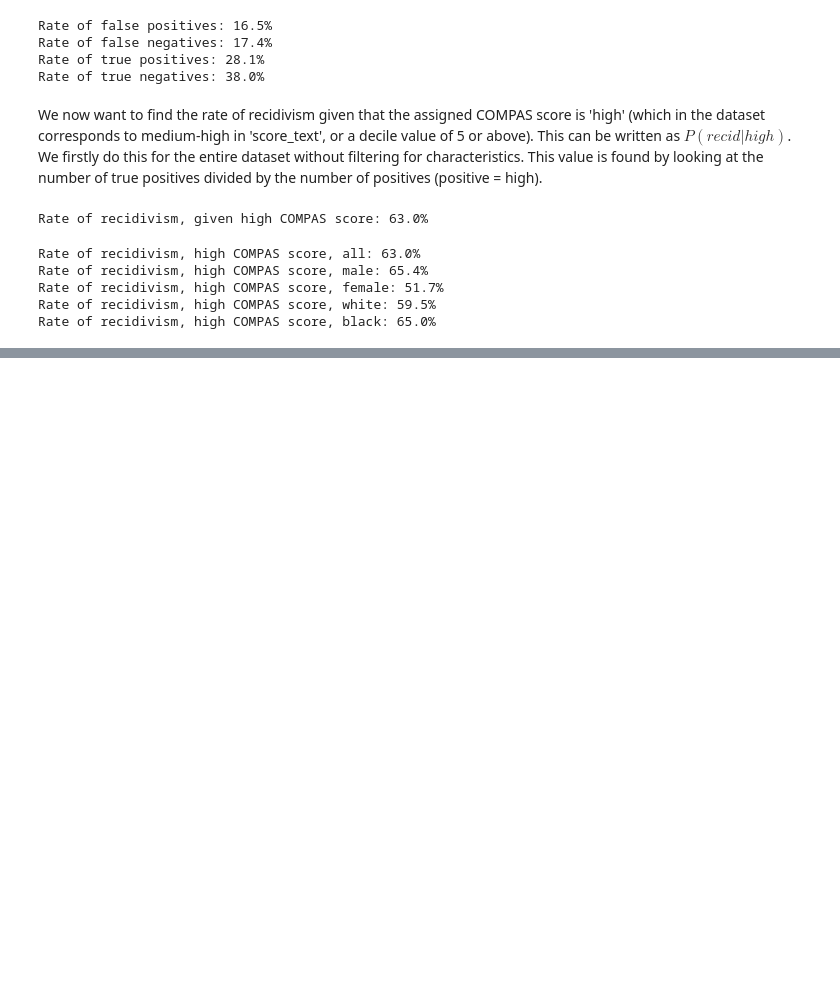
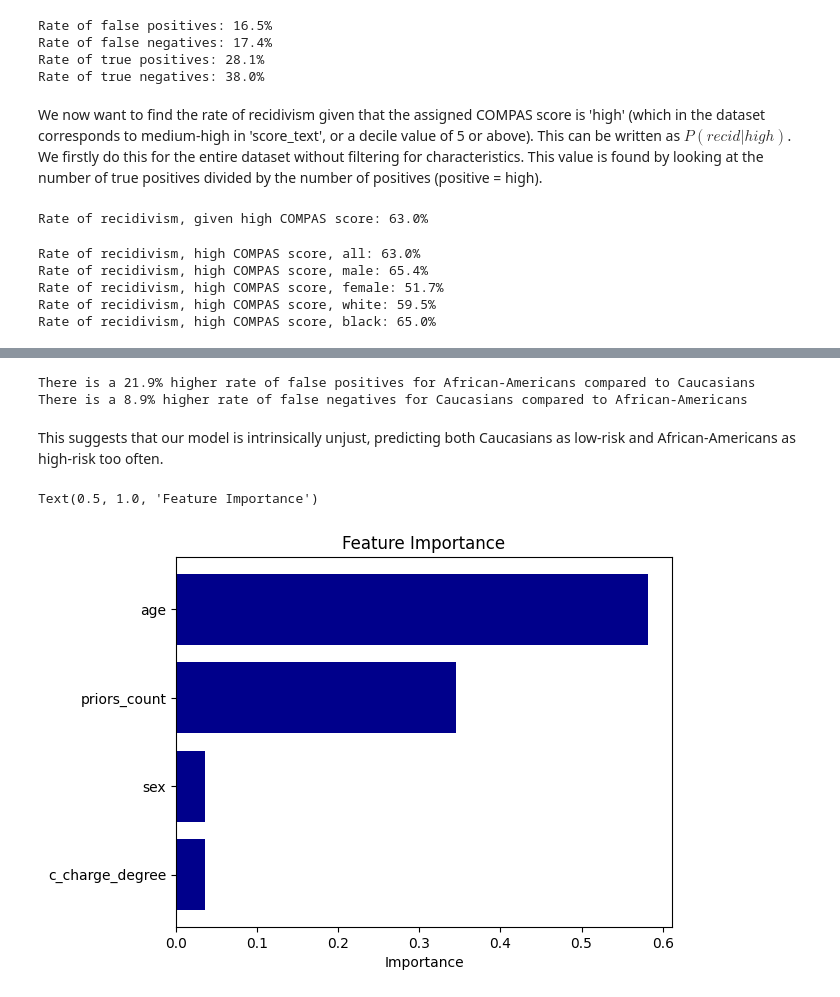
Before and after one commit to kajassandnes/HON2200_compas, a Jupyter notebook: compas_jakob.ipynb, the cells around one changed output, grey strips where cells are left out. Drawn from its saved outputs; the diff is of its cells as text; code cells hidden in the pictures; blank space fills up the shorter version.

Commit message:
Added new branch 'compas_jakob' with this notebook containing problem b and e

```diff
--- a/compas_jakob.ipynb
+++ b/compas_jakob.ipynb
@@ -76,0 +136,17 @@ Rate of recidivism, high COMPAS score, black: 65.0%
+# %%
+data = pd.read_csv('compas-scores-two-years.csv')
+filter = data['sex'] == 'Female'
+
+data.loc[~filter, 'sex'] = 0.0 #males
+data.loc[filter, 'sex'] = 1.0 #females
+
+filter = data['c_charge_degree'] == 'F'
+data.loc[filter, 'c_charge_degree'] = 1.0 # Felony
+
+filter = data['c_charge_degree'] == 'M'
+data.loc[filter, 'c_charge_degree'] = 0.0 # Misdemeanor
+
+data['priors_count'] = np.array(data['priors_count'], dtype=float) #converting integers to floats for the final Partial Dependence plot
+data['age'] = np.array(data['age'], dtype=float) #converting integers to floats for the final Partial Dependence plot
+
+data[['age','sex','priors_count','c_charge_degree']] #
@@ -76,0 +306,19 @@ Rate of recidivism, high COMPAS score, black: 65.0%
+# %%
+print(f"There is a {round(100*false_pos_b/false_pos_w - 100, 1)}% higher rate of false positives for African-Americans compared to Caucasians")
+print(f"There is a {round(100*false_neg_w/false_neg_b - 100, 1)}% higher rate of false negatives for Caucasians compared to African-Americans")
+# %% [output]
+There is a 21.9% higher rate of false positives for African-Americans compared to Caucasians
+There is a 8.9% higher rate of false negatives for Caucasians compared to African-Americans
+# %% [markdown]
+This suggests that our model is intrinsically unjust, predicting both Caucasians as low-risk and African-Americans as high-risk too often.
+# %%
+names = ['Age','Sex','#Priors','Charge degree']
+importance = forest.feature_importances_
+
+plt.barh(X.columns[np.argsort(importance)], importance[np.argsort(importance)], color='darkblue')
+#plt.yticks(np.arange(len(names)), labels=names)
+plt.xlabel('Importance')
+plt.title('Feature Importance')
+# %% [output]
+Text(0.5, 1.0, 'Feature Importance')
+[figure, added]
```
Also changed, not shown: parts of 20 cells of this notebook.
